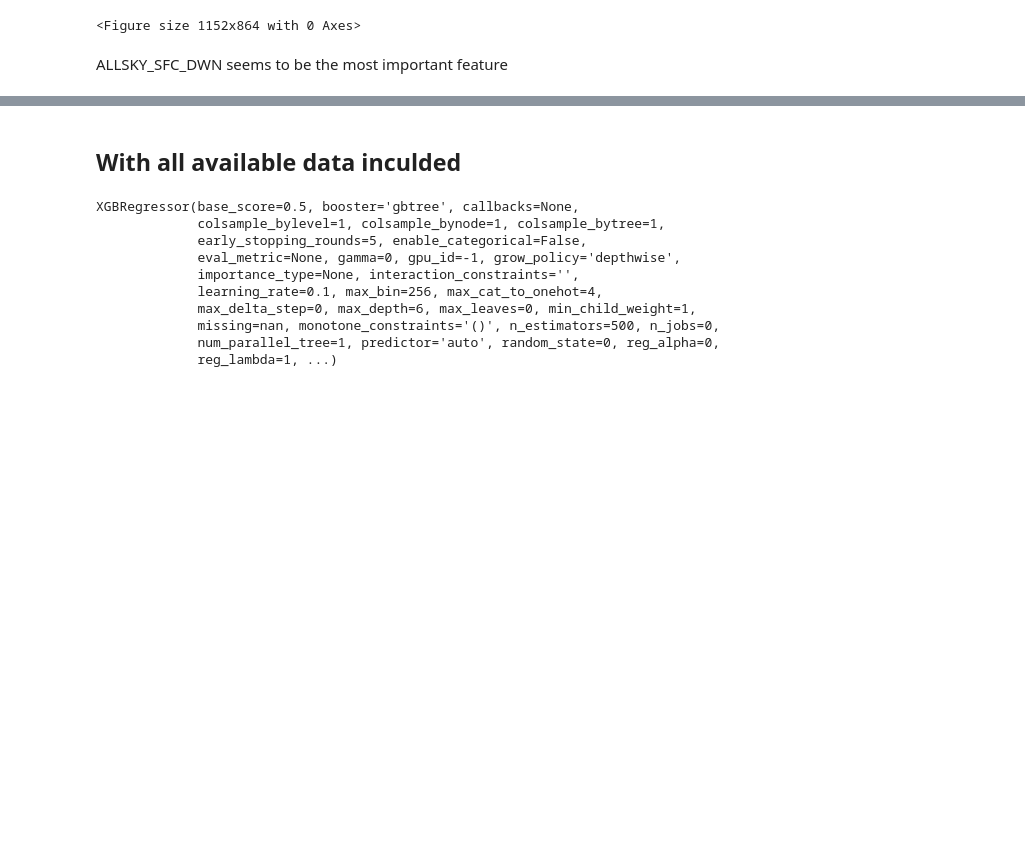
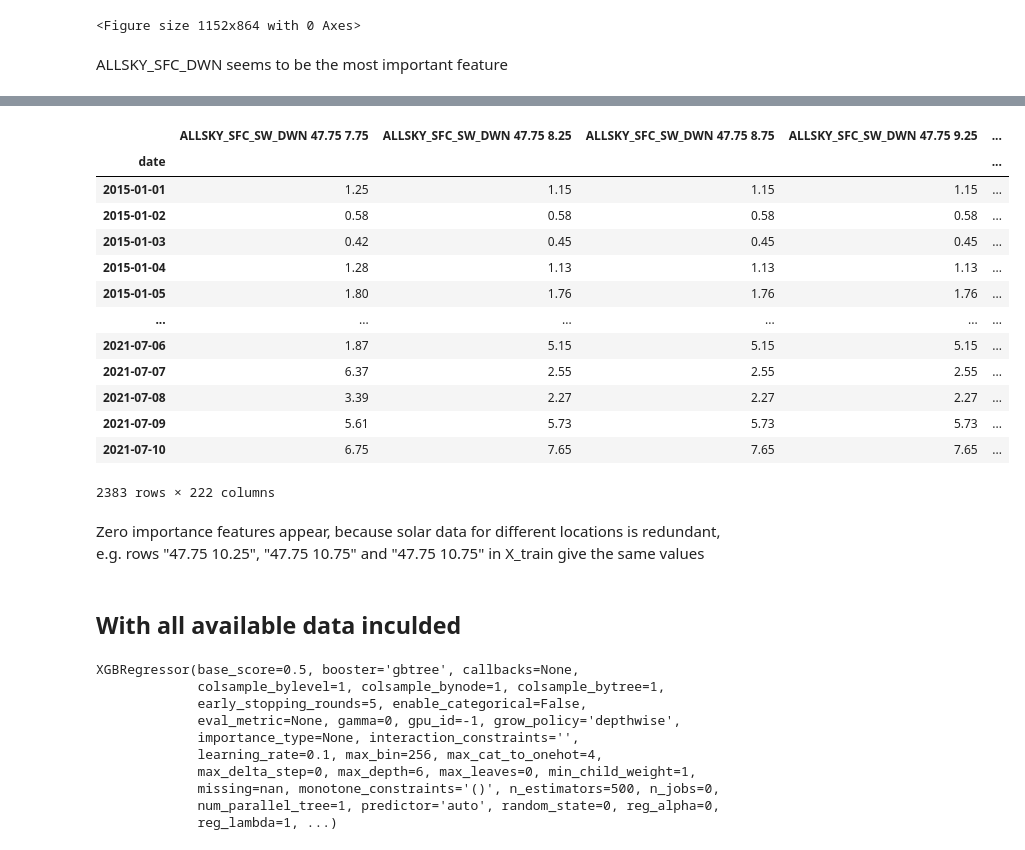
Before and after one commit to niko-nikolay/RenewableEnergyForecastML, a Jupyter notebook: notebooks/learn_data.ipynb, the cells around one changed output, grey strips where cells are left out. Saved outputs shown, nothing was run; the diff lists cells and outputs as text; code cells hidden in the pictures; blank space fills up the shorter version.

```diff
--- a/notebooks/learn_data.ipynb
+++ b/notebooks/learn_data.ipynb
@@ -169,3 +169,22 @@ ax[1].set_aspect(abs((x_right-x_left)/(y_low-y_high))*ratio)
+# %%
+X_train
+# %% [output]
+|  | ALLSKY_SFC_SW_DWN 47.75 7.75 | ALLSKY_SFC_SW_DWN 47.75 8.25 | ALLSKY_SFC_SW_DWN 47.75 8.75 | ALLSKY_SFC_SW_DWN 47.75 9.25 | ... |
+| date |  |  |  |  | ... |
+| 2015-01-01 | 1.25 | 1.15 | 1.15 | 1.15 | ... |
+| 2015-01-02 | 0.58 | 0.58 | 0.58 | 0.58 | ... |
+| 2015-01-03 | 0.42 | 0.45 | 0.45 | 0.45 | ... |
+| 2015-01-04 | 1.28 | 1.13 | 1.13 | 1.13 | ... |
+| 2015-01-05 | 1.80 | 1.76 | 1.76 | 1.76 | ... |
+| ... | ... | ... | ... | ... | ... |
+| 2021-07-06 | 1.87 | 5.15 | 5.15 | 5.15 | ... |
+| 2021-07-07 | 6.37 | 2.55 | 2.55 | 2.55 | ... |
+| 2021-07-08 | 3.39 | 2.27 | 2.27 | 2.27 | ... |
+| 2021-07-09 | 5.61 | 5.73 | 5.73 | 5.73 | ... |
+| 2021-07-10 | 6.75 | 7.65 | 7.65 | 7.65 | ... |
+2383 rows × 222 columns
+# %% [markdown]
+Zero importance features appear, because solar data for different locations is redundant, e.g. rows "47.75 10.25", "47.75 10.75" and "47.75 10.75" in X_train give the same values
 # %% [markdown]
 ## With all available data inculded
 # %%
```
Also changed, not shown: parts of 17 cells of this notebook, 1 other file.
